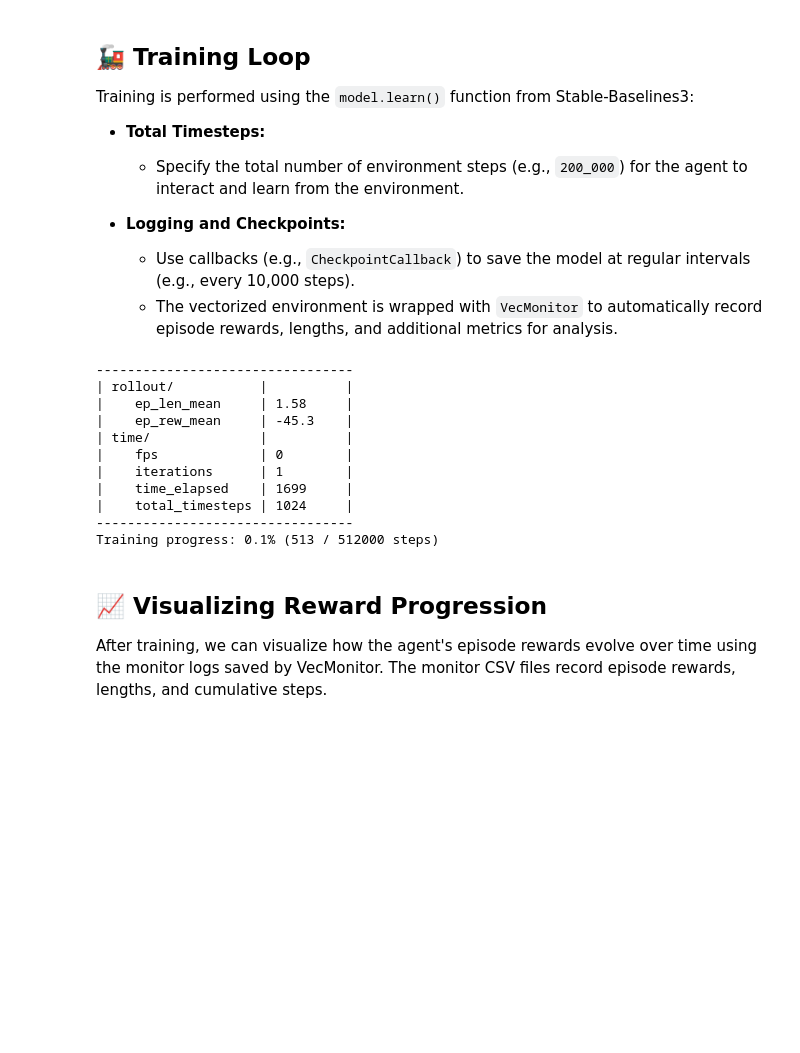
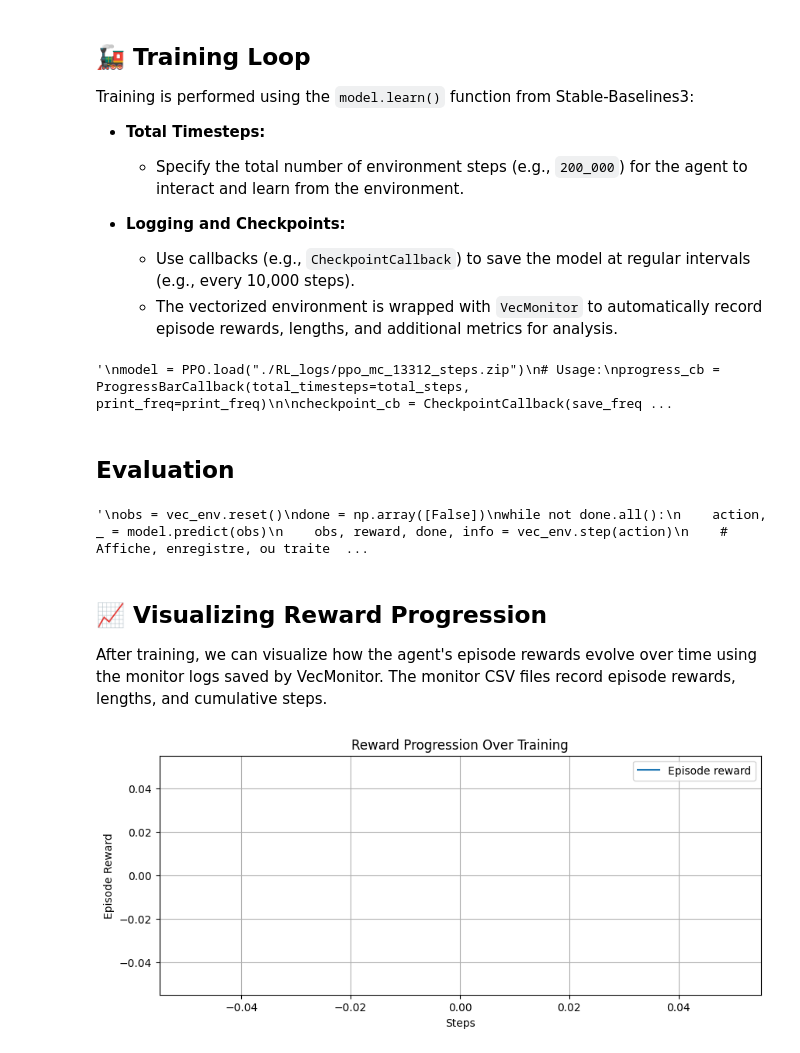
Before and after one commit to Kaldah/Projet-Apprentissage, a Jupyter notebook: Projet_apprentissage.ipynb, the cells around one changed output. Drawn from its saved outputs; the diff is of its cells as text; code cells hidden in the pictures; blank space fills up the shorter version.

Commit message:
nouvelle visualisation à train

```diff
--- a/Projet_apprentissage.ipynb
+++ b/Projet_apprentissage.ipynb
@@ -800,25 +1097,31 @@ class ProgressBarCallback(BaseCallback):
             percent = 100 * self.n_calls / self.total_timesteps
             print(f"Training progress: {percent:.1f}% ({self.n_calls} / {self.total_timesteps} steps)")
         return True
-
+"""
+model = PPO.load("./RL_logs/ppo_mc_13312_steps.zip")
 # Usage:
 progress_cb = ProgressBarCallback(total_timesteps=total_steps, print_freq=print_freq)
 
 checkpoint_cb = CheckpointCallback(save_freq=save_freq, save_path=LOG_DIR, name_prefix="ppo_mc")
 model.learn(total_timesteps=total_steps, callback=[progress_cb, checkpoint_cb])
 vec_env.close()
+"""
 # %% [output]
----------------------------------
-| rollout/           |          |
-|    ep_len_mean     | 1.58     |
-|    ep_rew_mean     | -45.3    |
-| time/              |          |
-|    fps             | 0        |
-|    iterations      | 1        |
-|    time_elapsed    | 1699     |
-|    total_timesteps | 1024     |
----------------------------------
-Training progress: 0.1% (513 / 512000 steps)
+'\nmodel = PPO.load("./RL_logs/ppo_mc_13312_steps.zip")\n# Usage:\nprogress_cb = ProgressBarCallback(total_timesteps=total_steps, print_freq=print_freq)\n\ncheckpoint_cb = CheckpointCallback(save_freq ...
+# %% [markdown]
+## Evaluation
+# %%
+"""
+obs = vec_env.reset()
+done = np.array([False])
+while not done.all():
+    action, _ = model.predict(obs)
+    obs, reward, done, info = vec_env.step(action)
+    # Affiche, enregistre, ou traite le résultat ici
+print(reward)
+"""
+# %% [output]
+'\nobs = vec_env.reset()\ndone = np.array([False])\nwhile not done.all():\n    action, _ = model.predict(obs)\n    obs, reward, done, info = vec_env.step(action)\n    # Affiche, enregistre, ou traite  ...
 # %% [markdown]
 ## 📈 Visualizing Reward Progression
 
@@ -826,22 +1129,24 @@ After training, we can visualize how the agent's episode rewards evolve over tim
 # %%
 import pandas as pd
 import matplotlib.pyplot as plt
 import glob
-
+LOG_DIR = "./RL_logs/"
 # Find the latest monitor file
 monitor_files = glob.glob(f"{LOG_DIR}/monitor.csv")
 assert len(monitor_files) > 0, "No monitor file found"
 monitor_file = monitor_files[-1]  # Use the latest
 
 df = pd.read_csv(monitor_file, skiprows=1)
 plt.figure(figsize=(10, 4))
 plt.plot(df['l'].cumsum(), df['r'], label="Episode reward")  # Steps vs. reward
 plt.xlabel('Steps')
 plt.ylabel('Episode Reward')
 plt.title('Reward Progression Over Training')
 plt.legend()
 plt.grid()
 plt.show()
+# %% [output]
+[figure, added]
 # %%
 window = 20  # or whatever makes sense
 df['rolling_reward'] = df['r'].rolling(window).mean()
```
Also changed, not shown: parts of 10 cells of this notebook.
